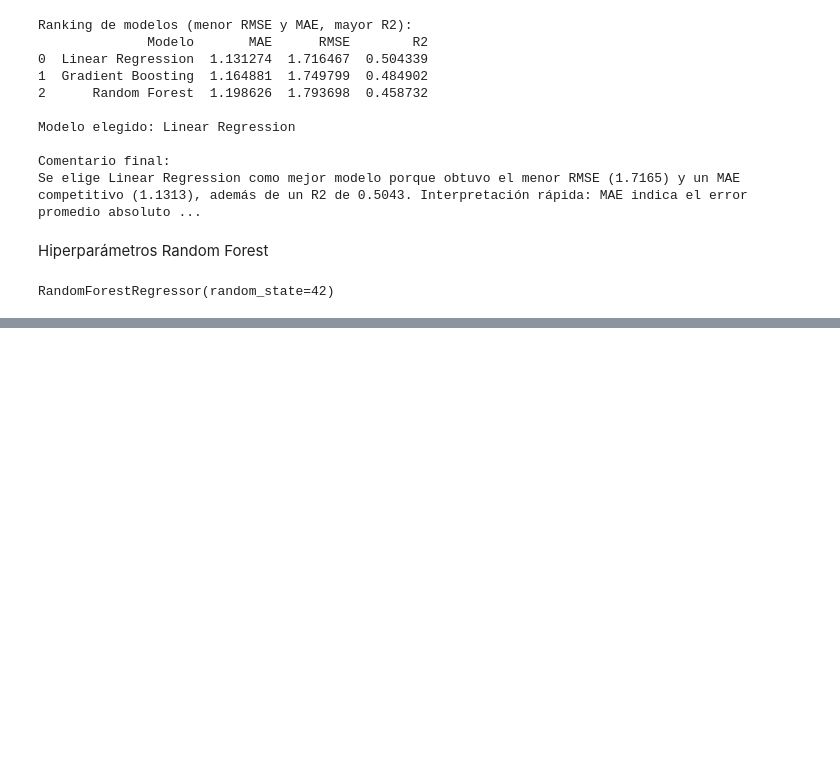
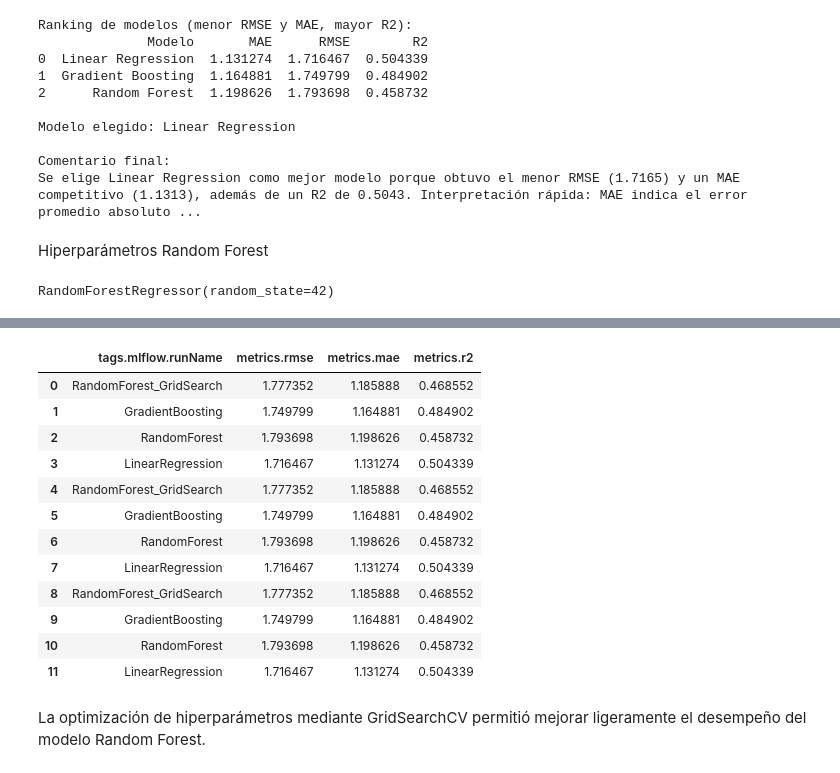
Before and after one commit to DanielaPuerta9815/proyectoaulaNE, a Jupyter notebook: MODELS.ipynb, the cells around one changed output, grey strips where cells are left out. Saved outputs shown, nothing was run; the diff lists cells and outputs as text; code cells hidden in the pictures; blank space fills up the shorter version.

```diff
--- a/MODELS.ipynb
+++ b/MODELS.ipynb
@@ -398,0 +470,25 @@ RandomForestRegressor(random_state=42)
+# %%
+runs = mlflow.search_runs()
+
+runs[[
+    "tags.mlflow.runName",
+    "metrics.rmse",
+    "metrics.mae",
+    "metrics.r2"
+]]
+# %% [output]
+|  | tags.mlflow.runName | metrics.rmse | metrics.mae | metrics.r2 |
+| 0 | RandomForest_GridSearch | 1.777352 | 1.185888 | 0.468552 |
+| 1 | GradientBoosting | 1.749799 | 1.164881 | 0.484902 |
+| 2 | RandomForest | 1.793698 | 1.198626 | 0.458732 |
+| 3 | LinearRegression | 1.716467 | 1.131274 | 0.504339 |
+| 4 | RandomForest_GridSearch | 1.777352 | 1.185888 | 0.468552 |
+| 5 | GradientBoosting | 1.749799 | 1.164881 | 0.484902 |
+| 6 | RandomForest | 1.793698 | 1.198626 | 0.458732 |
+| 7 | LinearRegression | 1.716467 | 1.131274 | 0.504339 |
+| 8 | RandomForest_GridSearch | 1.777352 | 1.185888 | 0.468552 |
+| 9 | GradientBoosting | 1.749799 | 1.164881 | 0.484902 |
+| 10 | RandomForest | 1.793698 | 1.198626 | 0.458732 |
+| 11 | LinearRegression | 1.716467 | 1.131274 | 0.504339 |
+# %% [markdown]
+La optimización de hiperparámetros mediante GridSearchCV permitió mejorar ligeramente el desempeño del modelo Random Forest.
```
Also changed, not shown: parts of 10 cells of this notebook.
